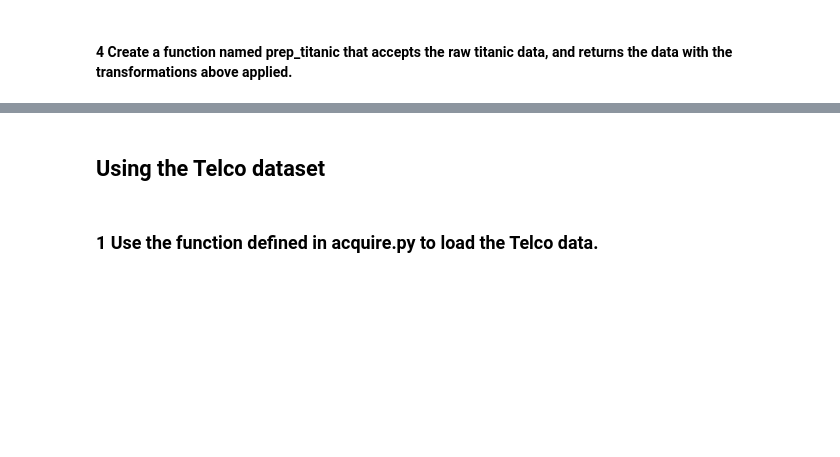
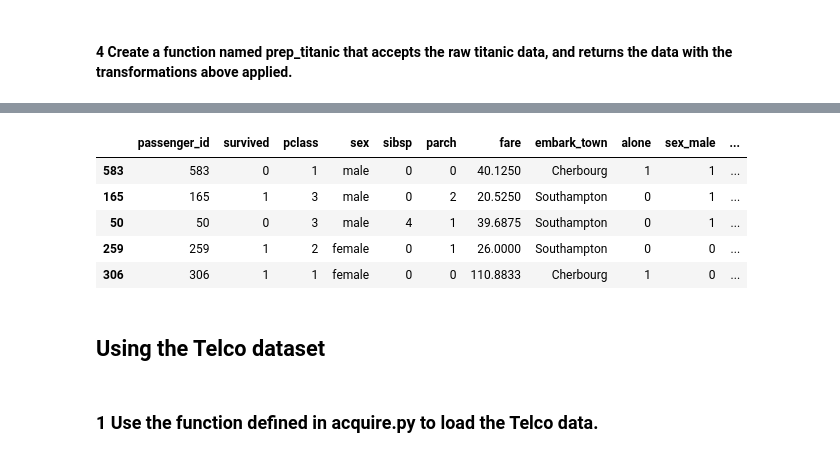
Before and after one commit to cfreeman22/classification-exercises, a Jupyter notebook: classification_exercises.ipynb, the cells around one changed output, grey strips where cells are left out. Cells and saved outputs as stored; diff of their text form; code cells hidden in the pictures; blank space fills up the shorter version.

```diff
--- a/classification_exercises.ipynb
+++ b/classification_exercises.ipynb
@@ -555,0 +631,19 @@ df_titanic2.head()
+# %%
+def split_titanic(df):
+    '''
+    Takes in a dataframe and return train, validate, test subset dataframes
+    '''
+    train, test = train_test_split(df, test_size = .2, random_state=123, stratify=df.survived)
+    train, validate = train_test_split(train, test_size=.3, random_state=123, stratify=train.survived)
+    return train, validate, test
+# %%
+def prep_titanic(df):
+    '''
+        This function cleans the data and prepares the data for analysis and testing
+
+    '''
+    df = clean_titanic(df)
+    train, validate, test = split_titanic(df)
+    return train, validate, test
+# %%
+df_titanic = acquire.get_titanic_data()
@@ -556,3 +659,14 @@ df_titanic2.head()
+# %%
+train, validate, test = prep_titanic(df_titanic)
+# %%
+train.head()
+# %% [output]
+|  | passenger_id | survived | pclass | sex | sibsp | parch | fare | embark_town | alone | sex_male | ... |
+| 583 | 583 | 0 | 1 | male | 0 | 0 | 40.1250 | Cherbourg | 1 | 1 | ... |
+| 165 | 165 | 1 | 3 | male | 0 | 2 | 20.5250 | Southampton | 0 | 1 | ... |
+| 50 | 50 | 0 | 3 | male | 4 | 1 | 39.6875 | Southampton | 0 | 1 | ... |
+| 259 | 259 | 1 | 2 | female | 0 | 1 | 26.0000 | Southampton | 0 | 0 | ... |
+| 306 | 306 | 1 | 1 | female | 0 | 0 | 110.8833 | Cherbourg | 1 | 0 | ... |
 # %% [markdown]
 ## Using the Telco dataset
 # %% [markdown]
```
Also changed, not shown: parts of 55 cells of this notebook, 1 other file.
